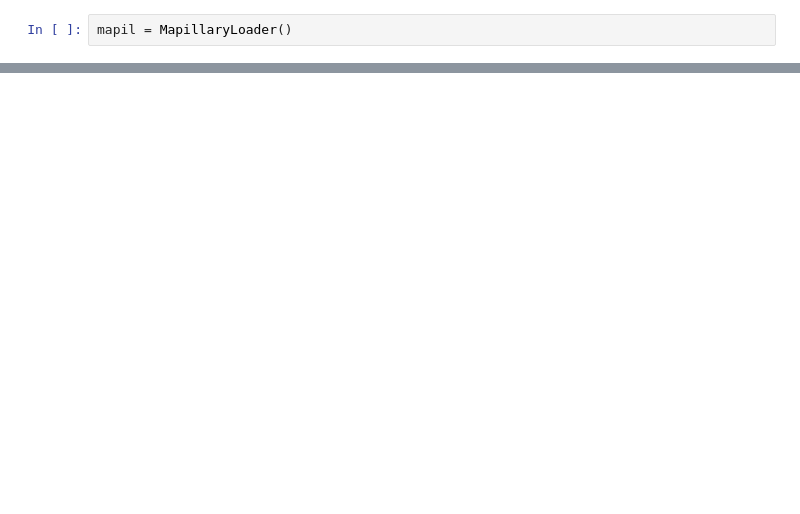
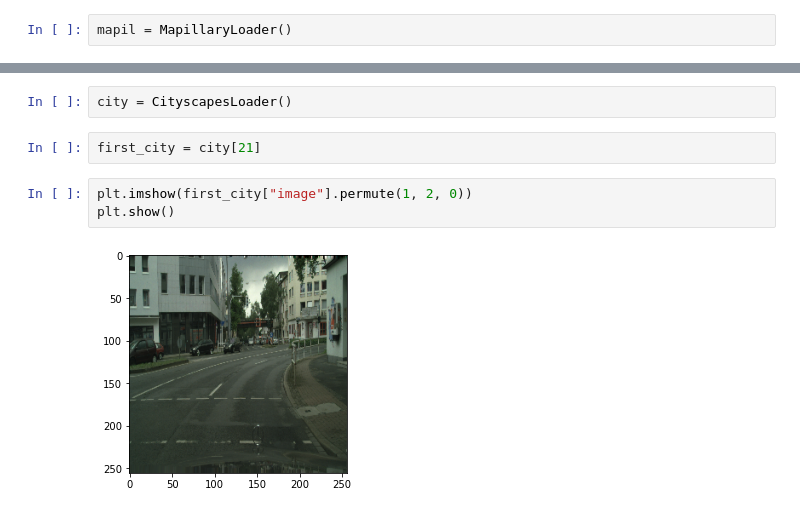
Before and after one commit to otoofim/HVAE, a Jupyter notebook: mapillaryDebug.ipynb, the cells around one changed output, grey strips where cells are left out. Saved outputs shown, nothing was run; the diff lists cells and outputs as text; blank space fills up the shorter version.

```diff
--- a/mapillaryDebug.ipynb
+++ b/mapillaryDebug.ipynb
@@ -41,0 +33,9 @@ tensor([0., 0., 0., 0., 1., 0., 0., 0., 0., 0.], dtype=torch.float64)
+# %%
+city = CityscapesLoader()
+# %%
+first_city = city[21]
+# %%
+plt.imshow(first_city["image"].permute(1, 2, 0))
+plt.show()
+# %% [output]
+[figure, added]
```
Also changed, not shown: parts of 19 cells of this notebook, 2 other files.
